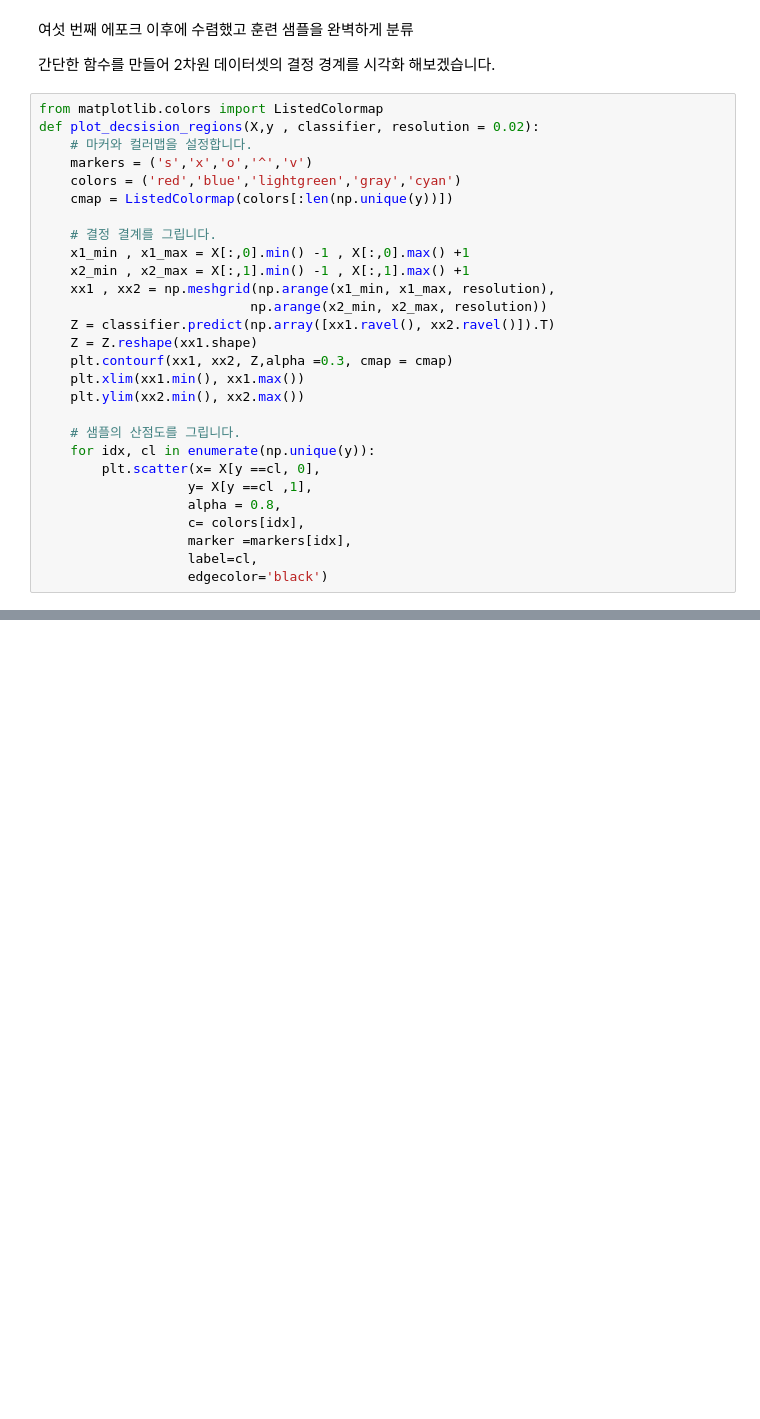
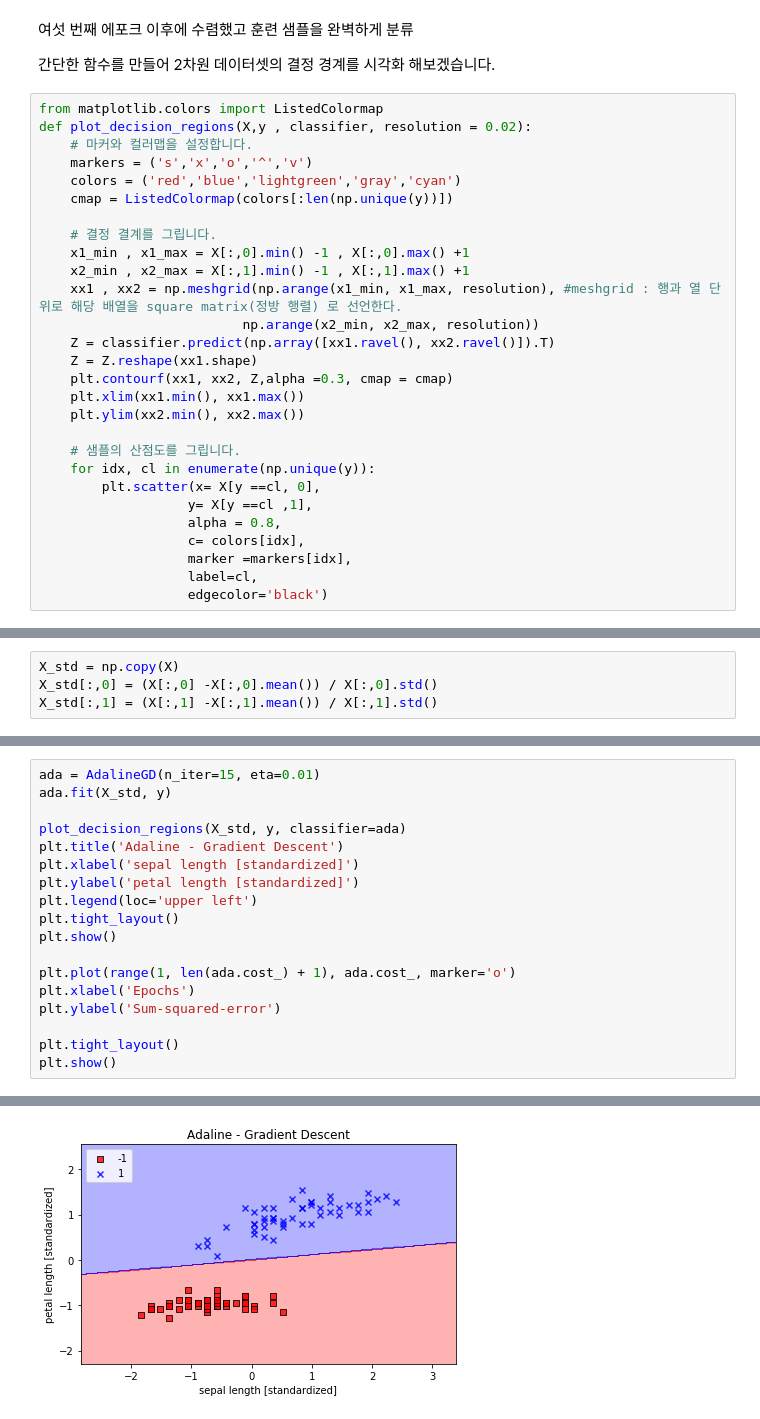
Before and after one commit to KangChan-Python/DataAnalysis, a Jupyter notebook: 머신러닝_교과서_with_파이썬,사이킷런,텐서플로/Ch2_간단한_분류_알고리즘_훈련/CH2.ipynb, the cells around one changed output, grey strips where cells are left out. Cells and saved outputs as stored; diff of their text form; blank space fills up the shorter version.

```diff
--- a/머신러닝_교과서_with_파이썬,사이킷런,텐서플로/Ch2_간단한_분류_알고리즘_훈련/CH2.ipynb
+++ b/머신러닝_교과서_with_파이썬,사이킷런,텐서플로/Ch2_간단한_분류_알고리즘_훈련/CH2.ipynb
@@ -179,7 +179,7 @@ plt.show()
 간단한 함수를 만들어 2차원 데이터셋의 결정 경계를 시각화 해보겠습니다.
 # %%
 from matplotlib.colors import ListedColormap
-def plot_decsision_regions(X,y , classifier, resolution = 0.02):
+def plot_decision_regions(X,y , classifier, resolution = 0.02):
     # 마커와 컬러맵을 설정합니다.
     markers = ('s','x','o','^','v')
     colors = ('red','blue','lightgreen','gray','cyan')
@@ -188,8 +188,8 @@ def plot_decsision_regions(X,y , classifier, resolution = 0.02):
     # 결정 결계를 그립니다.
     x1_min , x1_max = X[:,0].min() -1 , X[:,0].max() +1
     x2_min , x2_max = X[:,1].min() -1 , X[:,1].max() +1
-    xx1 , xx2 = np.meshgrid(np.arange(x1_min, x1_max, resolution),
-                           np.arange(x2_min, x2_max, resolution))
+    xx1 , xx2 = np.meshgrid(np.arange(x1_min, x1_max, resolution), #meshgrid : 행과 열 단위로 해당 배열을 square matrix(정방 행렬) 로 선언한다.
+                          np.arange(x2_min, x2_max, resolution))
     Z = classifier.predict(np.array([xx1.ravel(), xx2.ravel()]).T)
     Z = Z.reshape(xx1.shape)
     plt.contourf(xx1, xx2, Z,alpha =0.3, cmap = cmap)
@@ -215,0 +346,4 @@ plt.show()
+# %%
+X_std = np.copy(X)
+X_std[:,0] = (X[:,0] -X[:,0].mean()) / X[:,0].std()
+X_std[:,1] = (X[:,1] -X[:,1].mean()) / X[:,1].std()
@@ -215,0 +352,19 @@ plt.show()
+# %%
+ada = AdalineGD(n_iter=15, eta=0.01)
+ada.fit(X_std, y)
+
+plot_decision_regions(X_std, y, classifier=ada)
+plt.title('Adaline - Gradient Descent')
+plt.xlabel('sepal length [standardized]')
+plt.ylabel('petal length [standardized]')
+plt.legend(loc='upper left')
+plt.tight_layout()
+plt.show()
+
+plt.plot(range(1, len(ada.cost_) + 1), ada.cost_, marker='o')
+plt.xlabel('Epochs')
+plt.ylabel('Sum-squared-error')
+
+plt.tight_layout()
+plt.show()
+# %% [output]
@@ -215,0 +374 @@ plt.show()
+[figure, added]
```
Also changed, not shown: parts of 16 cells of this notebook.
